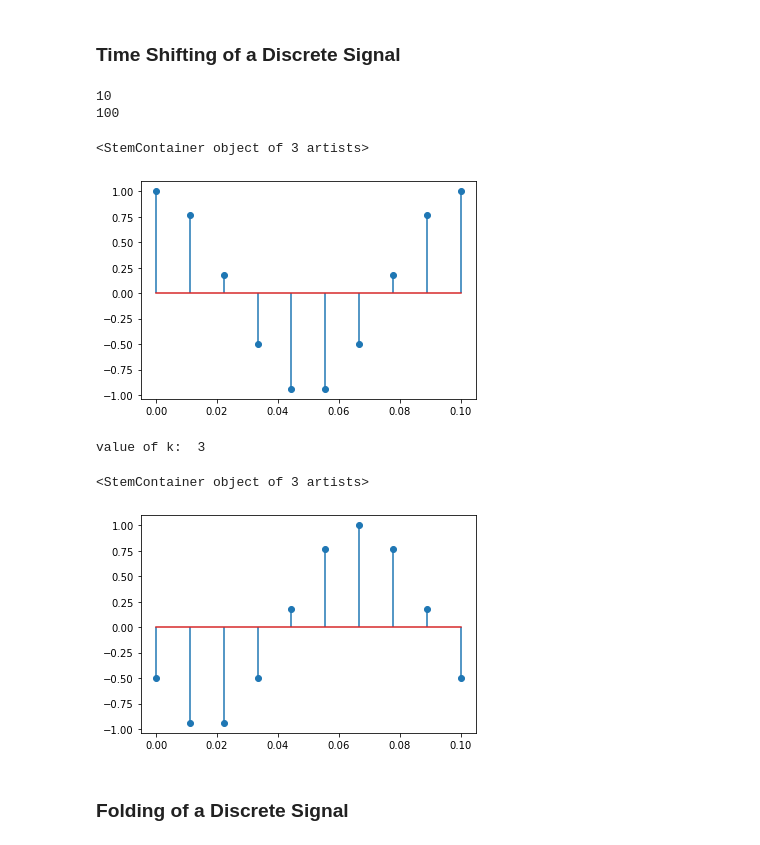
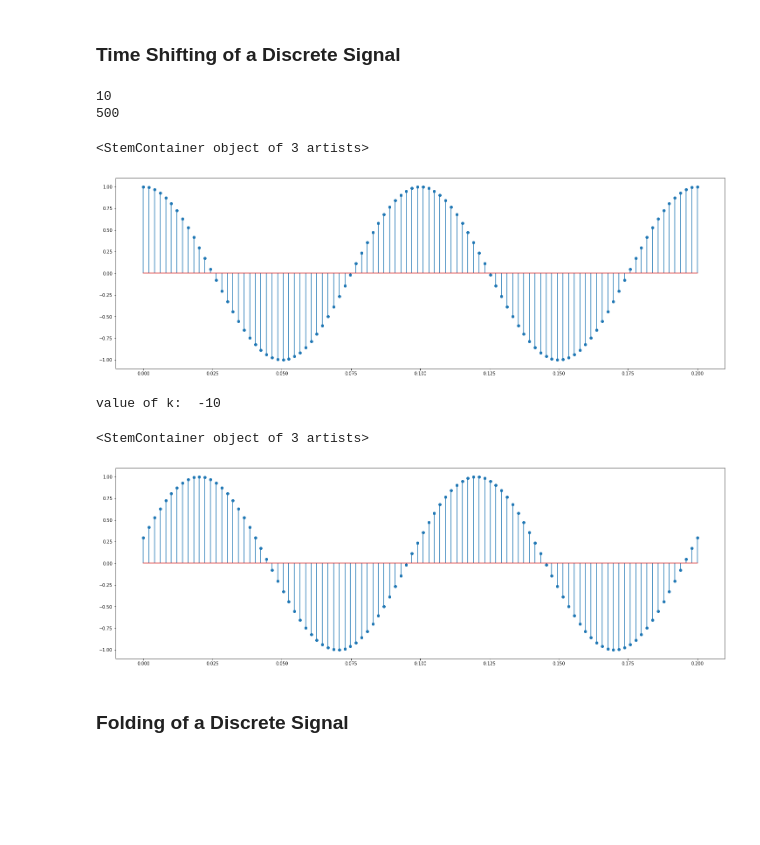
Before and after one commit to s-m-nahid-hasan-ruet-ece/Competitive-Programming, a Jupyter notebook: LabTask/DSP_DTS.ipynb, the cells around one changed output. Drawn from its saved outputs; the diff is of its cells as text; code cells hidden in the pictures; blank space fills up the shorter version.

```diff
--- a/LabTask/DSP_DTS.ipynb
+++ b/LabTask/DSP_DTS.ipynb
@@ -17,29 +17,29 @@
 # %%
 import numpy as np
 import matplotlib.pyplot as plt
 import copy as cpy
 
 f = input("Enter the value of frequency: ")
 fs = input("Enter the value of sampling frequency: ")
 
 print(f)
 print(fs)
 
 Ts = float(fs)/float(f)
 n = int(Ts)
 
-t = np.linspace(0,float(1/float(f)),1000)
-ts = np.linspace(0,float(1/float(f)),n)
-tf = np.linspace(-1*float(1/float(f)),float(1/float(f)),n)
+ts = np.linspace(0,float(2/float(f)),2*n)
+tf = np.linspace(-1*float(1/float(f)),float(1/float(f)),2*n)
 
 x = np.cos(2.0*np.pi*float(f)*ts)
 
+plt.figure(figsize=(25, 8))
 plt.stem(ts,x)
 # %% [output]
 10
-100
+500
 <StemContainer object of 3 artists>
-[figure, old version]
+[figure, new version]
 # %%
 ## Take an integer k and shift by k
 
@@ -49,11 +49,12 @@ print("value of k: ",k)
 kVal = ts[1]
 y = np.cos(2.0*np.pi*float(f)*(ts+int(k)*kVal))
 
+plt.figure(figsize=(25, 8))
 plt.stem(ts,y)
 # %% [output]
-value of k:  3
+value of k:  -10
 <StemContainer object of 3 artists>
-[figure, old version]
+[figure, new version]
 # %% [markdown]
 ### **Folding of a Discrete Signal**
 # %%
```
Also changed, not shown: parts of 4 cells of this notebook.
